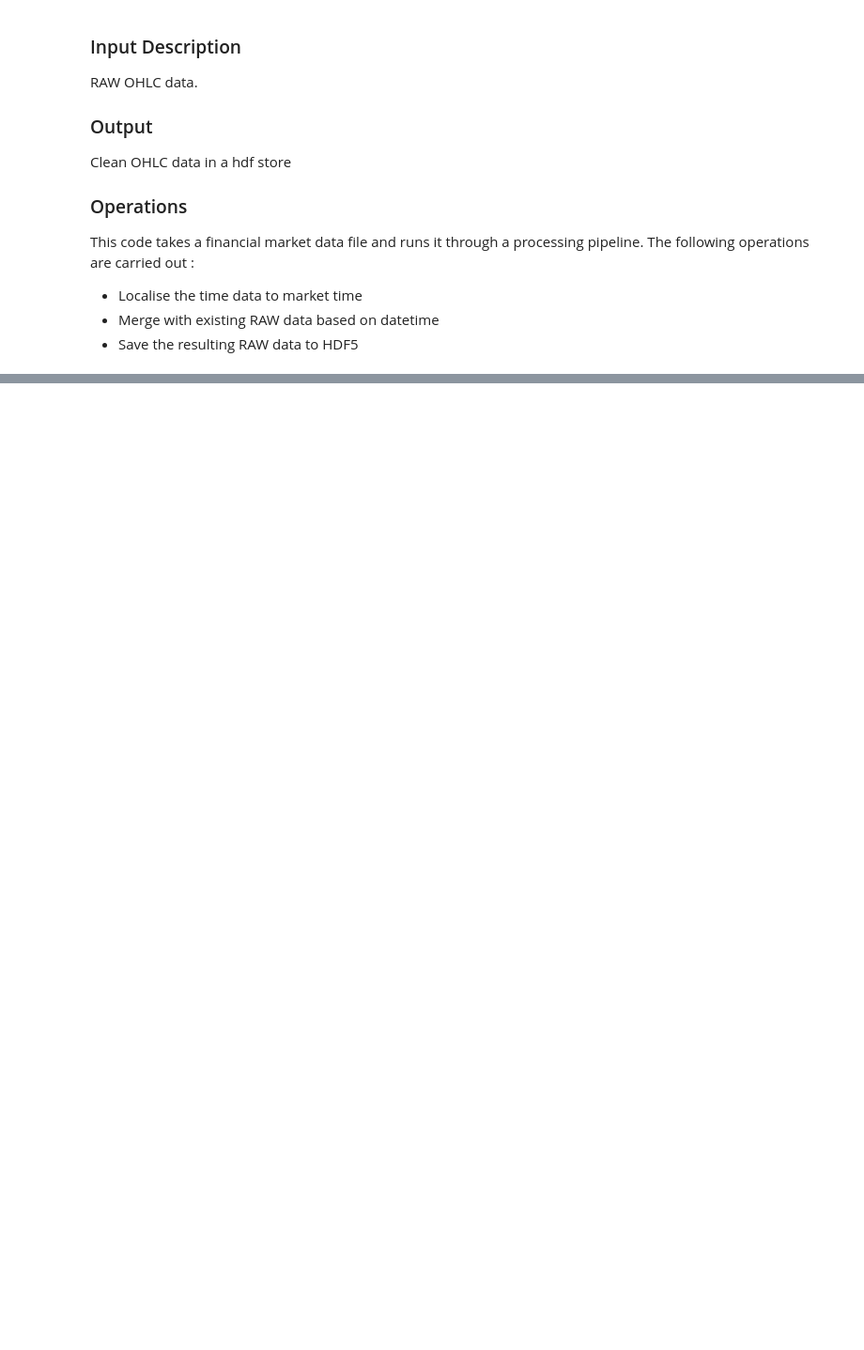
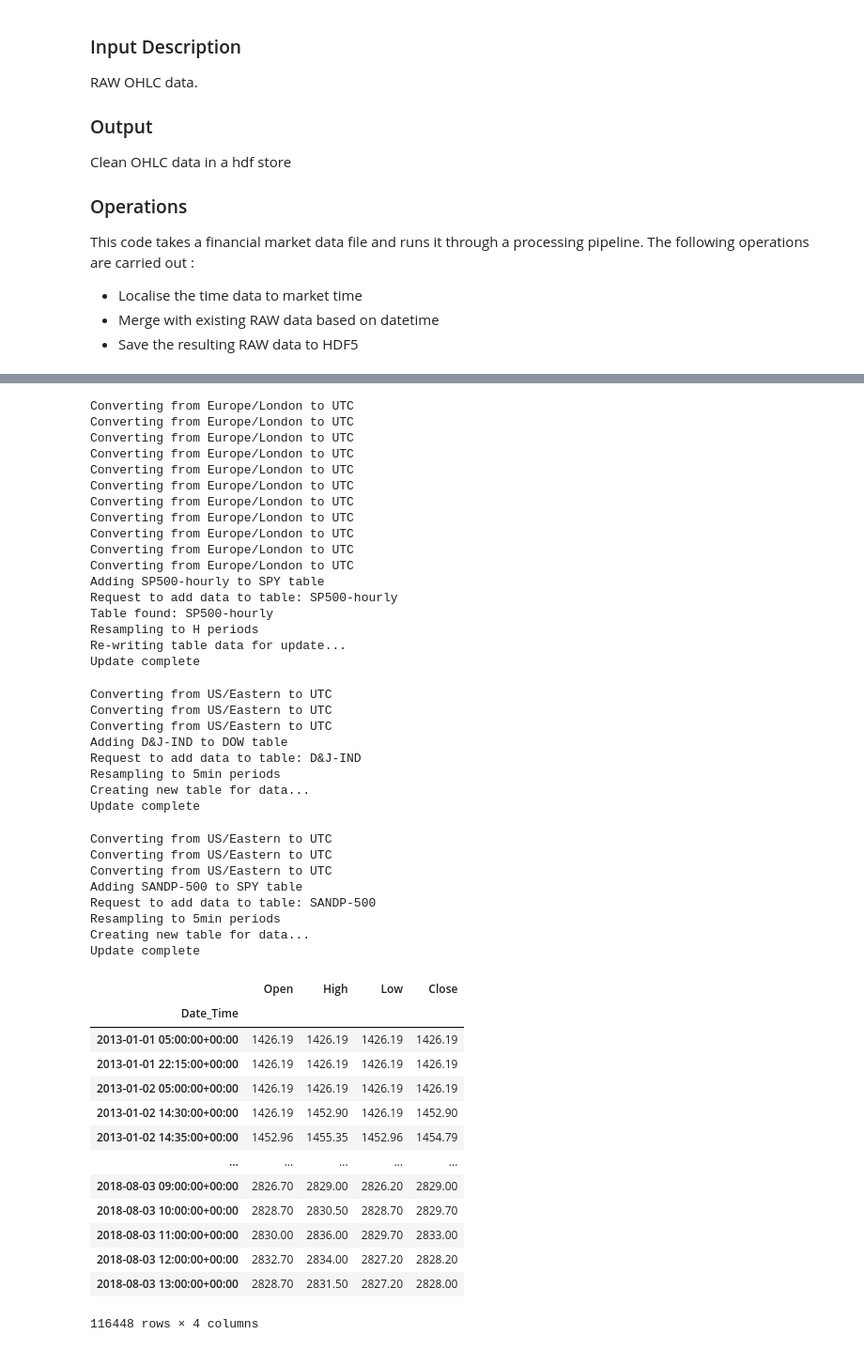
Before and after one commit to cwilko/marketinsights-price-aggregator, a Jupyter notebook: notebooks/datarefresh.ipynb, the cells around one changed output, grey strips where cells are left out. Shown at 94% size. Cells and saved outputs as stored; diff of their text form; code cells hidden in the pictures; blank space fills up the shorter version.

```diff
--- a/notebooks/datarefresh.ipynb
+++ b/notebooks/datarefresh.ipynb
@@ -73,0 +279,6 @@ refreshDatasources(mds, "../datasources/datasources_todo.json")
+# %%
+# Local
+mds = MarketDataStore(location="../datastore")
+fetchHistoricalData(mds, "../datasources/datasources.json")
+#refreshDatasources(mds, "../datasources/datasources_BarChart.json", start="2022-09-01", end="2022-09-020")
+# %% [output]
@@ -74,3 +302,50 @@ refreshDatasources(mds, "../datasources/datasources_todo.json")
+Converting from Europe/London to UTC
+Converting from Europe/London to UTC
+Converting from Europe/London to UTC
+Converting from Europe/London to UTC
+Converting from Europe/London to UTC
+Converting from Europe/London to UTC
+Converting from Europe/London to UTC
+Converting from Europe/London to UTC
+Converting from Europe/London to UTC
+Converting from Europe/London to UTC
+Converting from Europe/London to UTC
+Adding SP500-hourly to SPY table
+Request to add data to table: SP500-hourly
+Table found: SP500-hourly
+Resampling to H periods
+Re-writing table data for update...
+Update complete
+Converting from US/Eastern to UTC
+Converting from US/Eastern to UTC
+Converting from US/Eastern to UTC
+Adding D&J-IND to DOW table
+Request to add data to table: D&J-IND
+Resampling to 5min periods
+Creating new table for data...
+Update complete
+Converting from US/Eastern to UTC
+Converting from US/Eastern to UTC
+Converting from US/Eastern to UTC
+Adding SANDP-500 to SPY table
+Request to add data to table: SANDP-500
+Resampling to 5min periods
+Creating new table for data...
+Update complete
+|  | Open | High | Low | Close |
+| Date_Time |  |  |  |  |
+| 2013-01-01 05:00:00+00:00 | 1426.19 | 1426.19 | 1426.19 | 1426.19 |
+| 2013-01-01 22:15:00+00:00 | 1426.19 | 1426.19 | 1426.19 | 1426.19 |
+| 2013-01-02 05:00:00+00:00 | 1426.19 | 1426.19 | 1426.19 | 1426.19 |
+| 2013-01-02 14:30:00+00:00 | 1426.19 | 1452.90 | 1426.19 | 1452.90 |
+| 2013-01-02 14:35:00+00:00 | 1452.96 | 1455.35 | 1452.96 | 1454.79 |
+| ... | ... | ... | ... | ... |
+| 2018-08-03 09:00:00+00:00 | 2826.70 | 2829.00 | 2826.20 | 2829.00 |
+| 2018-08-03 10:00:00+00:00 | 2828.70 | 2830.50 | 2828.70 | 2829.70 |
+| 2018-08-03 11:00:00+00:00 | 2830.00 | 2836.00 | 2829.70 | 2833.00 |
+| 2018-08-03 12:00:00+00:00 | 2832.70 | 2834.00 | 2827.20 | 2828.20 |
+| 2018-08-03 13:00:00+00:00 | 2828.70 | 2831.50 | 2827.20 | 2828.00 |
+116448 rows × 4 columns
 # %%
 # Remote (cluster)
 mds = MarketDataStore(remote=True, location="http://pricestore.192.168.1.203.nip.io")
```
Also changed, not shown: parts of 16 cells of this notebook, 17 other files.
